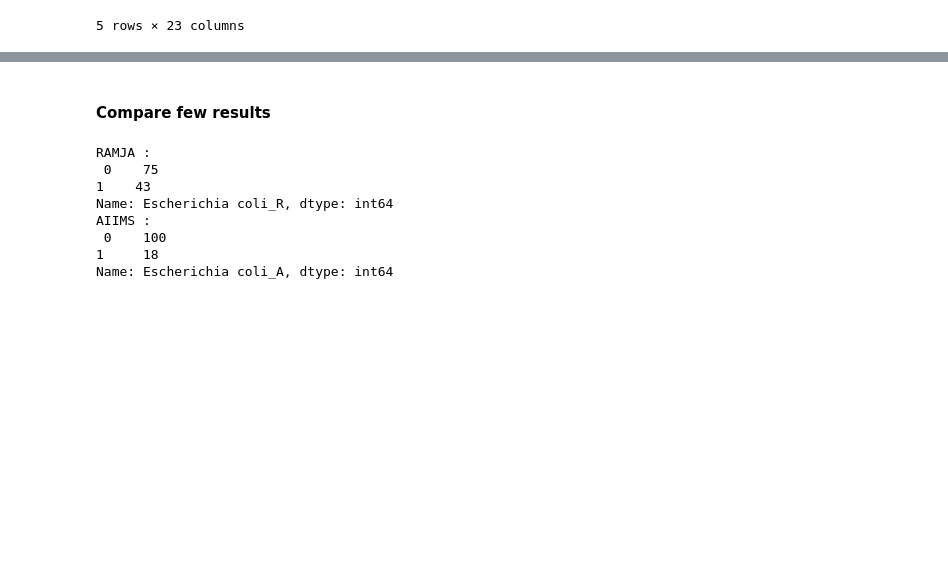
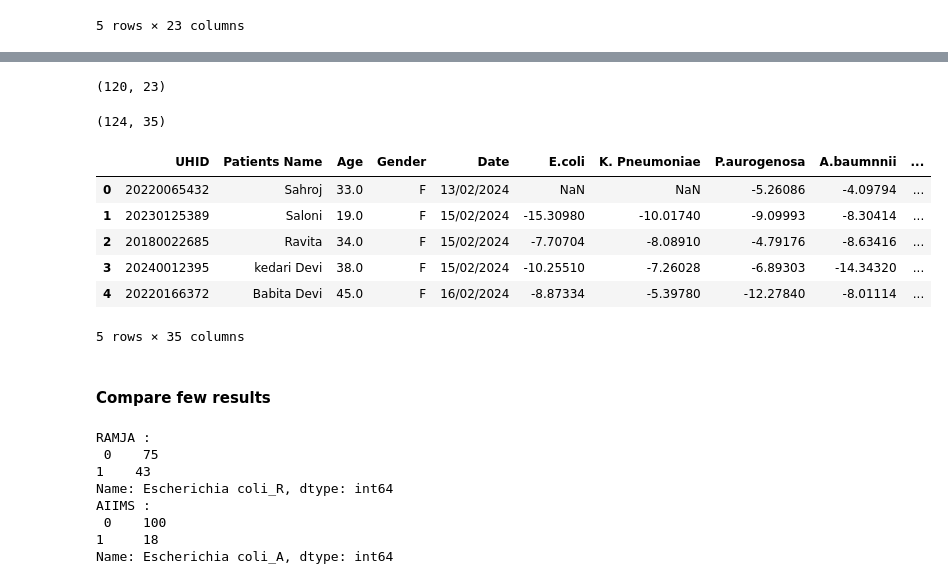
Before and after one commit to neeliit/DiagnosticsPy, a Jupyter notebook: datacleaning.ipynb, the cells around one changed output, grey strips where cells are left out. Cells and saved outputs as stored; diff of their text form; code cells hidden in the pictures; blank space fills up the shorter version.

```diff
--- a/datacleaning.ipynb
+++ b/datacleaning.ipynb
@@ -199,7 +211,7 @@ resultsAIIMS.head()
 # %% [markdown]
 #### Combining both AIIMS and RAMJA results
 # %%
-results = pd.merge(resultsRAMJA, resultsAIIMS, on="UHID")
+results = pd.merge(resultsRAMJA, resultsAIIMS, on="UHID", how='inner')
 # %%
 results.head()
 # %% [output]
@@ -217,3 +229,23 @@ data.shape
+# %%
+results.shape
+# %% [output]
+(120, 23)
+# %%
+UrineLot1 = pd.merge(scores, results, on = 'UHID', how='inner')
+# %%
+UrineLot1.shape
+# %% [output]
+(124, 35)
+# %%
+UrineLot1.head()
+# %% [output]
+|  | UHID | Patients Name | Age | Gender | Date | E.coli | K. Pneumoniae | P.aurogenosa | A.baumnnii | ... |
+| 0 | 20220065432 | Sahroj | 33.0 | F | 13/02/2024 | NaN | NaN | -5.26086 | -4.09794 | ... |
+| 1 | 20230125389 | Saloni | 19.0 | F | 15/02/2024 | -15.30980 | -10.01740 | -9.09993 | -8.30414 | ... |
+| 2 | 20180022685 | Ravita | 34.0 | F | 15/02/2024 | -7.70704 | -8.08910 | -4.79176 | -8.63416 | ... |
+| 3 | 20240012395 | kedari Devi | 38.0 | F | 15/02/2024 | -10.25510 | -7.26028 | -6.89303 | -14.34320 | ... |
+| 4 | 20220166372 | Babita Devi | 45.0 | F | 16/02/2024 | -8.87334 | -5.39780 | -12.27840 | -8.01114 | ... |
+5 rows × 35 columns
 # %%
 #results.to_excel("URINELOT1.xlsx")
 # %% [markdown]
```
Also changed, not shown: parts of 7 cells of this notebook, 1 other file.
